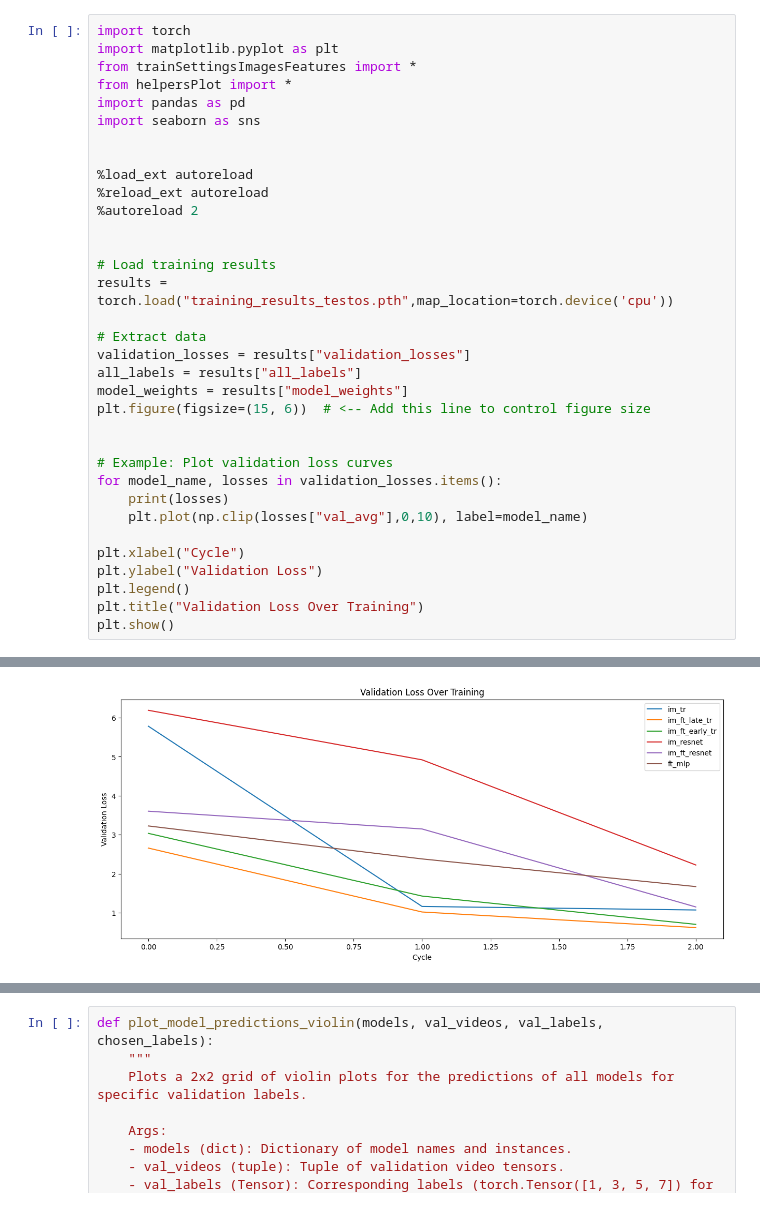
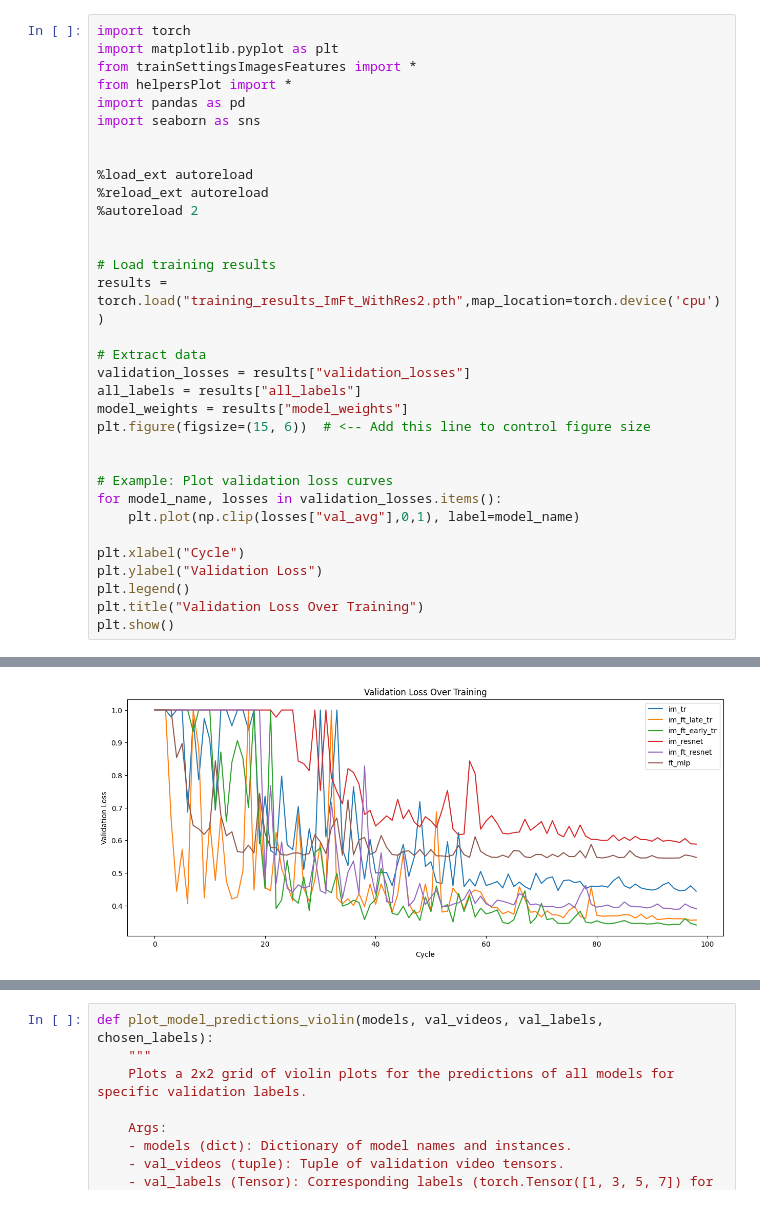
Before and after one commit to Biomedical-Imaging-Group/MolecularDiffusion_MiViT, a Jupyter notebook: train_resultsImagesFeatures.ipynb, the cells around one changed output, grey strips where cells are left out. Drawn from its saved outputs; the diff is of its cells as text.

```diff
--- a/train_resultsImagesFeatures.ipynb
+++ b/train_resultsImagesFeatures.ipynb
@@ -13,7 +13,7 @@ import seaborn as sns
 
 
 # Load training results
-results = torch.load("training_results_testos.pth",map_location=torch.device('cpu'))
+results = torch.load("training_results_ImFt_WithRes2.pth",map_location=torch.device('cpu'))
 
 # Extract data
 validation_losses = results["validation_losses"]
@@ -24,8 +24,7 @@ plt.figure(figsize=(15, 6))  # <-- Add this line to control figure size
 
 # Example: Plot validation loss curves
 for model_name, losses in validation_losses.items():
-    print(losses)
-    plt.plot(np.clip(losses["val_avg"],0,10), label=model_name)
+    plt.plot(np.clip(losses["val_avg"],0,1), label=model_name)
 
 plt.xlabel("Cycle")
 plt.ylabel("Validation Loss")
@@ -44,4 +35,4 @@ The autoreload extension is already loaded. To reload it, use:
-[figure, old version]
+[figure, new version]
 # %%
 import matplotlib.pyplot as plt
 import numpy as np
```
Also changed, not shown: parts of 12 cells of this notebook, 5 other files.
